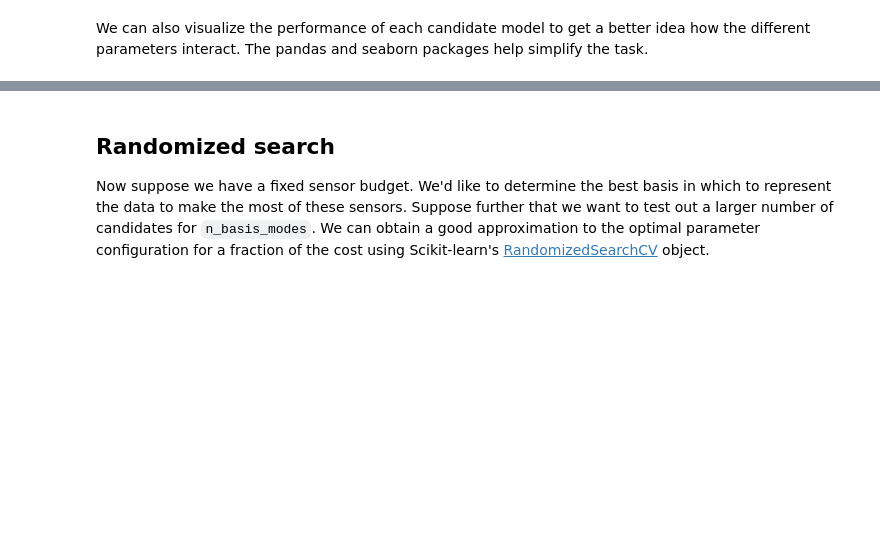
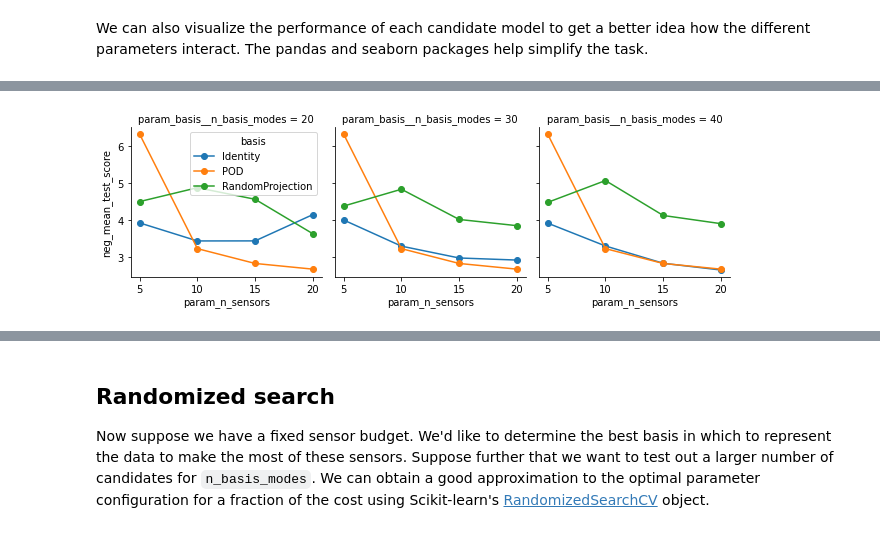
Before and after one commit to dynamicslab/pysensors, a Jupyter notebook: examples/cross_validation.ipynb, the cells around one changed output, grey strips where cells are left out. Cells and saved outputs as stored; diff of their text form; code cells hidden in the pictures; blank space fills up the shorter version.

```diff
--- a/examples/cross_validation.ipynb
+++ b/examples/cross_validation.ipynb
@@ -99,0 +107,13 @@ The error bars in the left subplot come from different choices of `n_sensors`. T
+# %%
+# Rename basis objects
+results = create_dataframe(search.cv_results_)
+
+# Initialize a grid with a plot for each number of basis modes
+grid = sns.FacetGrid(results, col="param_basis__n_basis_modes", hue="basis", legend_out=False)
+
+# Create a plot for each instance
+grid.map(plt.plot, "param_n_sensors", "neg_mean_test_score", marker="o").add_legend()
+grid.fig.tight_layout(w_pad=1)
+plt.show()
+# %% [output]
+[figure, added]
```
Also changed, not shown: parts of 9 cells of this notebook.
